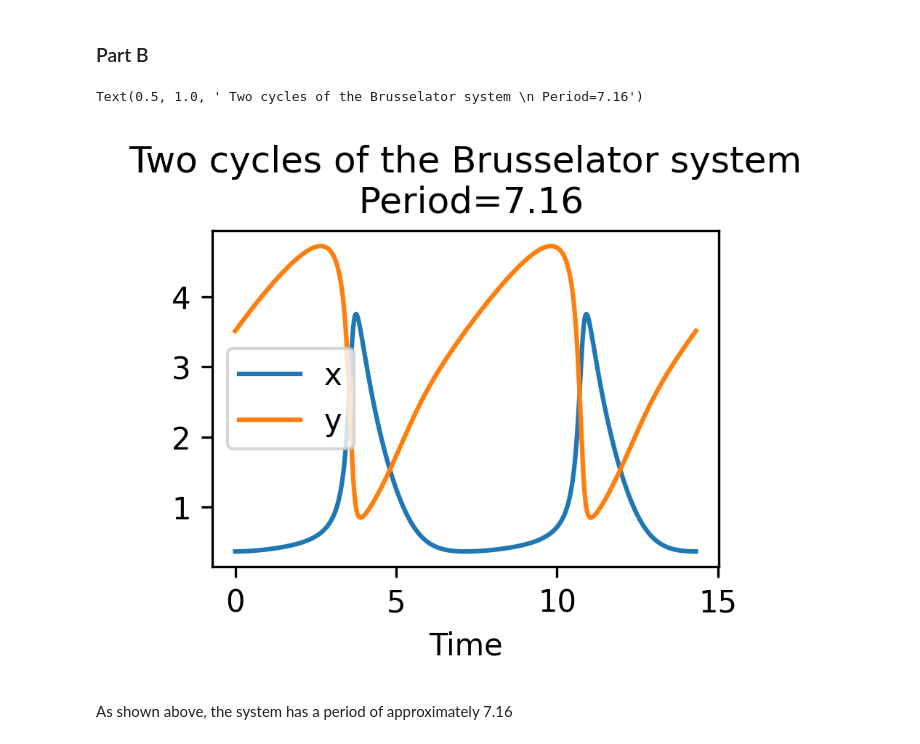
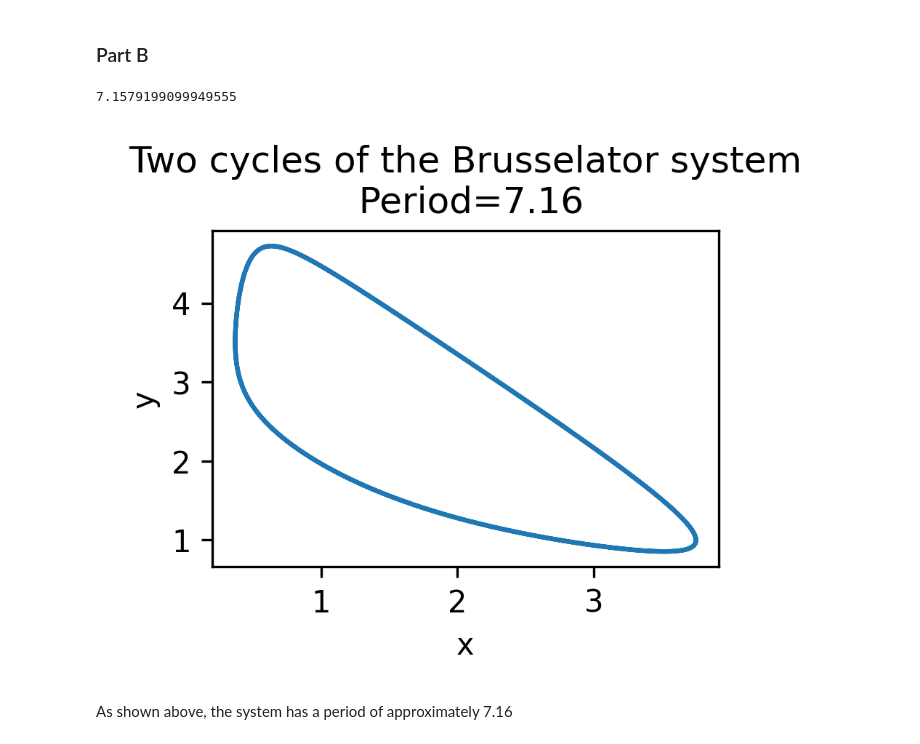
Before and after one commit to LudoOliver/emat30008, a Jupyter notebook: SciCompDemos.ipynb, the cells around one changed output. Saved outputs shown, nothing was run; the diff lists cells and outputs as text; code cells hidden in the pictures.

```diff
--- a/SciCompDemos.ipynb
+++ b/SciCompDemos.ipynb
@@ -35,26 +37,27 @@ As seen from the above graph, the system enters a limit cycle with a period of $
 # %%
 import Week16General
 GuessTimePeriod = 6
 GuessICs = (4,1)
 CycleXY,CyclePeriod = Week16General.Shooting(BruselatorAtThree,GuessICs,GuessTimePeriod)
 
 #InitialConditions = (
 #TimeSpan = (0,20)
 CycleTwoPeriods = (0,CyclePeriod*2)
 
 BruselatorAtThree = lambda x,t: Bruselator(x,t,B=3)
 XY, Time = ODESolver.Solve_to(BruselatorAtThree,CycleXY,CycleTwoPeriods)
 plt.figure(figsize=(3,2),dpi=300)
-plt.plot(Time,XY[0,:],label="x")
-plt.plot(Time,XY[1,:],label="y")
-plt.legend()
-plt.xlabel("Time")
+plt.plot(XY[0,:],XY[1,:])
+plt.xlabel("x")
+plt.ylabel("y")
+#plt.legend()
+#plt.xlabel("Time")
 
 plt.title(f" Two cycles of the Brusselator system \n Period={CyclePeriod:.2f}")
 print(CyclePeriod)
 # %% [output]
-Text(0.5, 1.0, ' Two cycles of the Brusselator system \n Period=7.16')
+7.1579199099949555
-[figure, old version]
+[figure, new version]
 # %% [markdown]
 As shown above, the system has a period of approximately 7.16
 # %%
```
Also changed, not shown: parts of 17 cells of this notebook, 1 other file.
